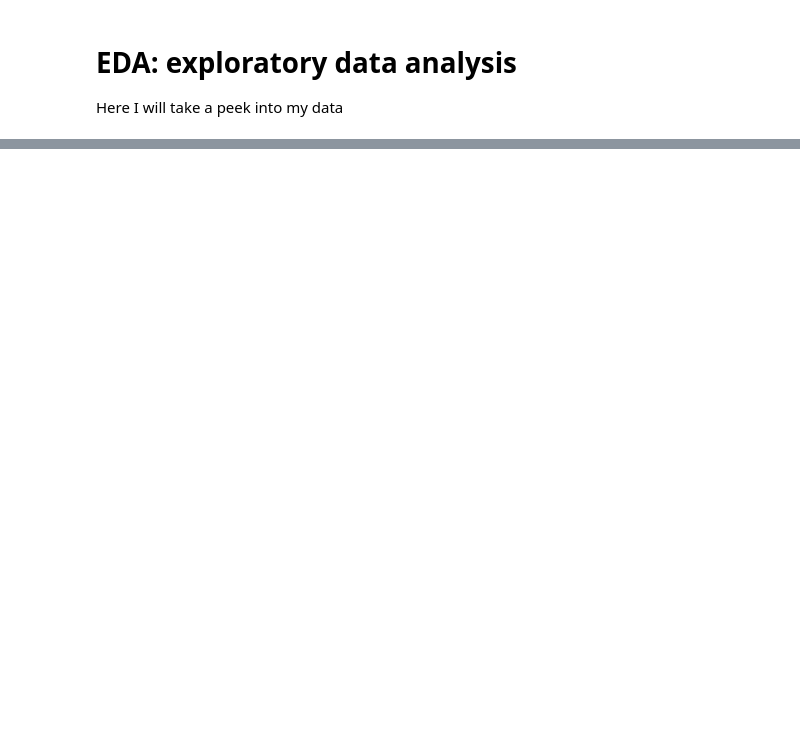
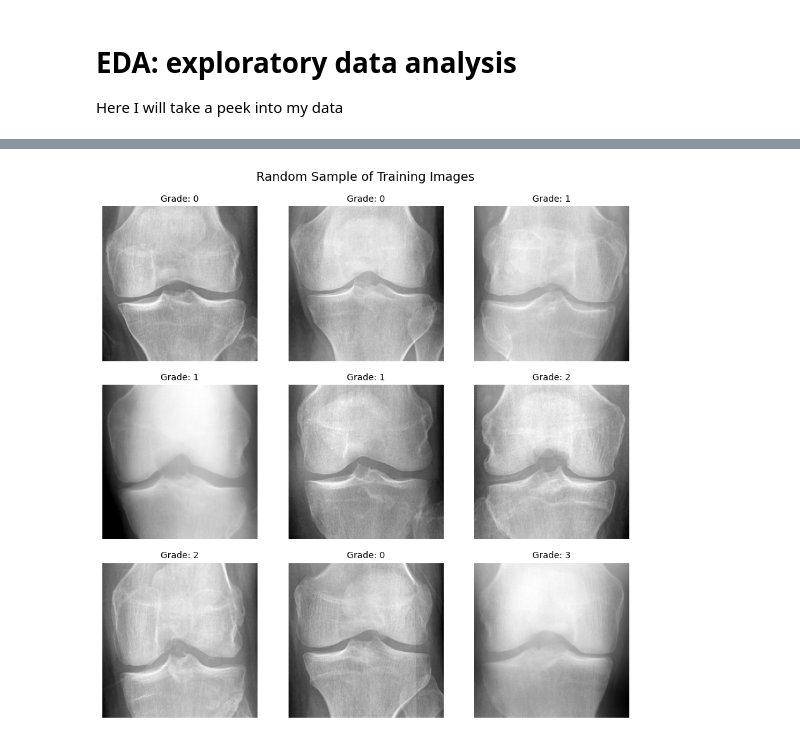
Before and after one commit to Kate-Zilla/deep-learning-arthritis-detection, a Jupyter notebook: arth_det.ipynb, the cells around one changed output, grey strips where cells are left out. Drawn from its saved outputs; the diff is of its cells as text; code cells hidden in the pictures; blank space fills up the shorter version.

```diff
--- a/arth_det.ipynb
+++ b/arth_det.ipynb
@@ -38,0 +42,19 @@ sns.set_context("notebook")
+# %%
+BASE_DIR = os.path.join(os.getcwd(), "data")
+
+train_dir = os.path.join(BASE_DIR, "train")
+val_dir   = os.path.join(BASE_DIR, "val")
+test_dir  = os.path.join(BASE_DIR, "test")
+
+print("Base directory:", BASE_DIR)
+print("Train directory:", train_dir)
+print("Val directory:", val_dir)
+print("Test directory:", test_dir)
+
+#image & training config
+IMG_HEIGHT = 224
+IMG_WIDTH  = 224
+COLOR_MODE = "grayscale"
+BATCH_SIZE = 32
+NUM_CLASSES = 5
+AUTOTUNE = tf.data.AUTOTUNE
@@ -41,0 +109,38 @@ Here I will take a peek into my data
+# %%
+def get_all_image_paths(root_dir):
+    """Return list of (filepath, label_int) tuples."""
+    all_paths = []
+    for label in sorted(os.listdir(root_dir)):
+        label_dir = os.path.join(root_dir, label)
+        if os.path.isdir(label_dir):
+            imgs = [
+                (os.path.join(label_dir, f), int(label))
+                for f in os.listdir(label_dir)
+                if f.lower().endswith((".png", ".jpg", ".jpeg"))
+            ]
+            all_paths.extend(imgs)
+    return all_paths
+
+
+# Collect paths from train_dir (can change to val_dir or test_dir)
+all_train_paths = get_all_image_paths(train_dir)
+
+# Randomly sample 9 images
+sampled = random.sample(all_train_paths, 9)
+
+# Plot 3×3 grid
+plt.figure(figsize=(9, 9))
+
+for i, (img_path, label) in enumerate(sampled):
+    img = Image.open(img_path).convert("L")
+
+    plt.subplot(3, 3, i + 1)
+    plt.imshow(img, cmap="gray")
+    plt.title(f"Grade: {label}", fontsize=10)
+    plt.axis("off")
+
+plt.suptitle("Random Sample of Training Images", fontsize=14)
+plt.tight_layout()
+plt.show()
+# %% [output]
+[figure, added]
```
Also changed, not shown: parts of 8 cells of this notebook.
